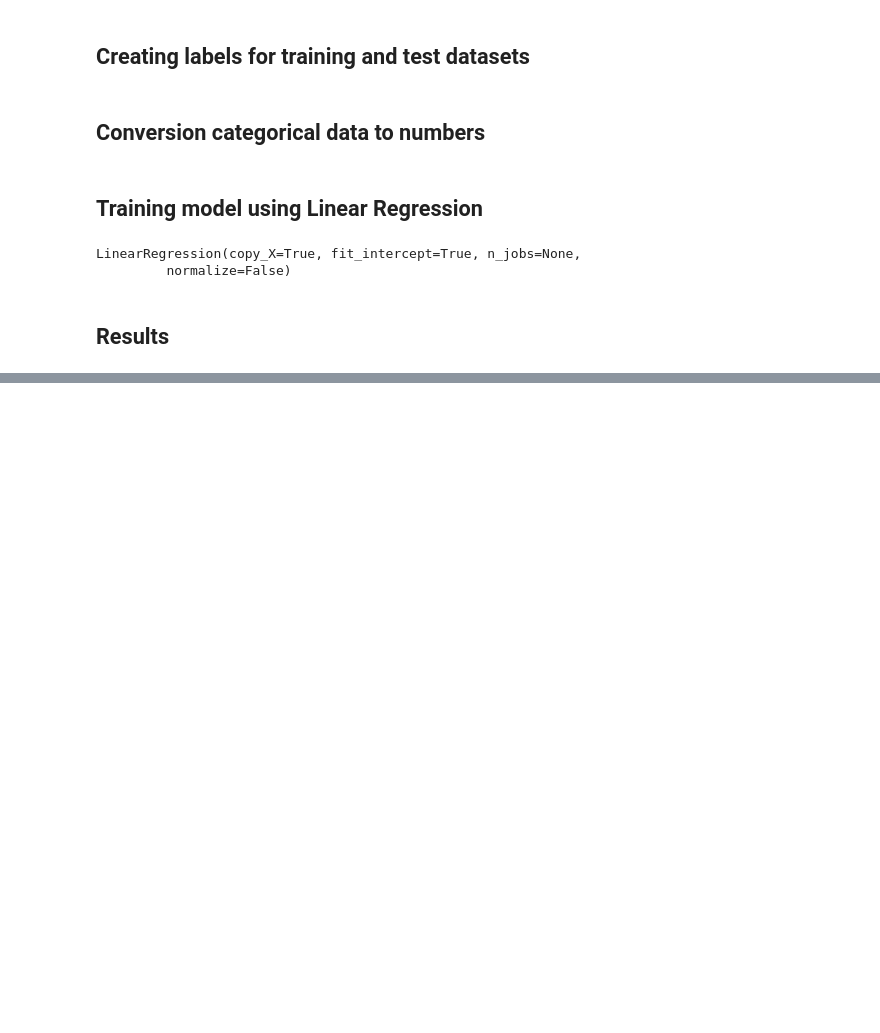
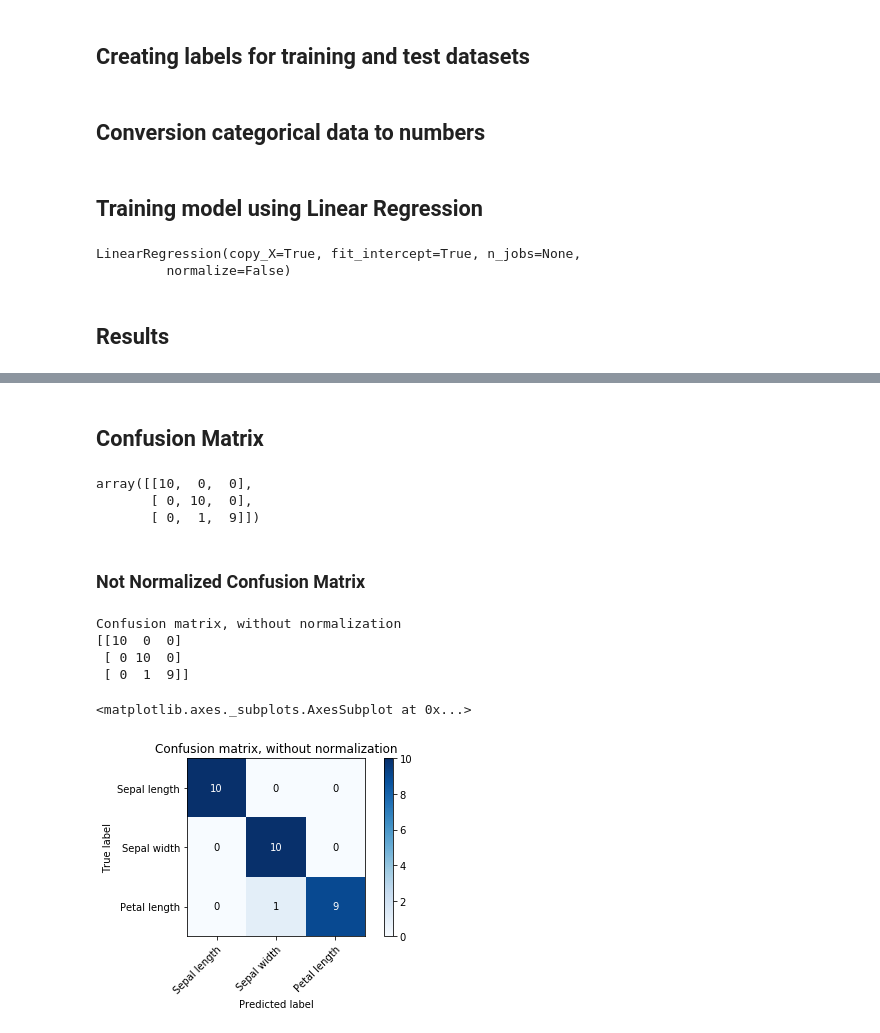
Before and after one commit to mkwiatek770/iris-flowers-classification, a Jupyter notebook: Iris Prediction.ipynb, the cells around one changed output, grey strips where cells are left out. Saved outputs shown, nothing was run; the diff lists cells and outputs as text; code cells hidden in the pictures; blank space fills up the shorter version.

Commit message:
Classification added. Displayed normalized and not normalized confusion matrix plot.

```diff
--- a/Iris Prediction.ipynb
+++ b/Iris Prediction.ipynb
@@ -115,0 +123,3 @@ Variance score: 0.93
+# %%
+classifier = SVC(kernel='linear', C=0.01)
+y_pred = classifier.fit(train_set, train_labels.values.ravel()).predict(test_set)
@@ -115,0 +131,8 @@ Variance score: 0.93
+# %% [markdown]
+## Confusion Matrix
+# %%
+confusion_matrix(test_labels, y_pred)
+# %% [output]
+array([[10,  0,  0],
+       [ 0, 10,  0],
+       [ 0,  1,  9]])
@@ -115,0 +194,12 @@ Variance score: 0.93
+# %% [markdown]
+### Not Normalized Confusion Matrix
+# %%
+plot_confusion_matrix(test_labels, y_pred, classes=np.asarray(columns),
+                      title='Confusion matrix, without normalization')
+# %% [output]
+Confusion matrix, without normalization
+[[10  0  0]
+ [ 0 10  0]
+ [ 0  1  9]]
+<matplotlib.axes._subplots.AxesSubplot at 0x...>
+[figure, added]
```
Also changed, not shown: parts of 8 cells of this notebook.
